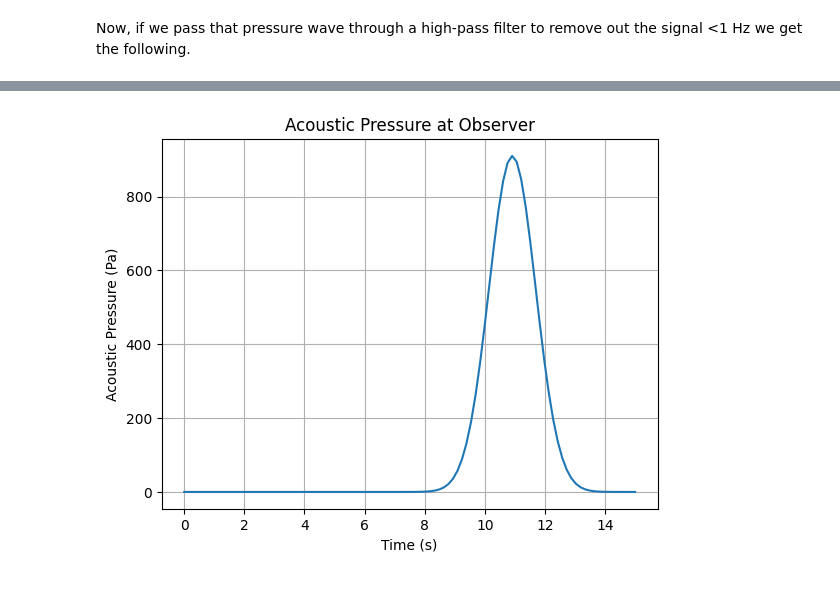
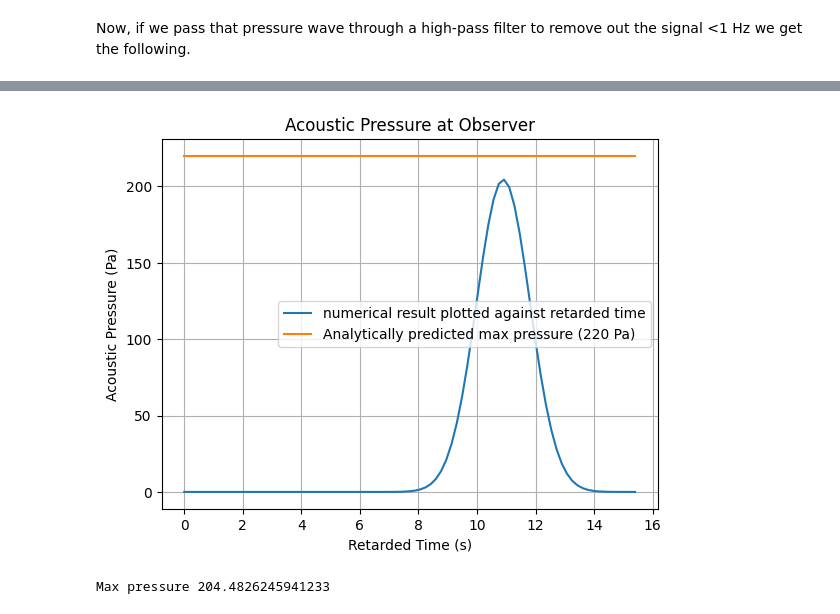
Before and after one commit to paxtonsc/volcano-sims, a Jupyter notebook: notebooks/2025.05.12.experiments.ipynb, the cells around one changed output, grey strips where cells are left out. Saved outputs shown, nothing was run; the diff lists cells and outputs as text; code cells hidden in the pictures.

```diff
--- a/notebooks/2025.05.12.experiments.ipynb
+++ b/notebooks/2025.05.12.experiments.ipynb
@@ -507,7 +499,7 @@ dvdx = np.diff(v_foldy, axis=2) / dx
 # %%
 import matplotlib
 
-time_idx = 50
+time_idx = 30
 fig, ax = plt.subplots(2,2,figsize=(8.5,9))
 
 global_clims = (-5, 5)
@@ -599,8 +612,8 @@ for i, t_ind in enumerate(t_indices):
   cb = fig.colorbar(cf, label=r"$\partial_i \partial_j (\rho u_i u_j)$ (MPa / m${}^2$)",
                     # format=matplotlib.ticker.FormatStrFormatter('%.3e')
                     )
-  ax[0,i].set_xlim(0, 390)
-  ax[0,i].set_ylim(-100, 490)
+  ax[0,i].set_xlim(0, 490)
+  ax[0,i].set_ylim(-100, 990)
   #ax[0,i].set_aspect('equal')
   ax[0,i].set_xlabel("$r$ (m)")
   ax[0,i].set_ylabel("$z$ (m)")
@@ -626,8 +639,8 @@ for i, t_ind in enumerate(t_indices):
   cb = fig.colorbar(cf, label=r"$\nabla^2 (p - c_0^2 \rho)$ (MPa / m${}^2$)",
                     # format=matplotlib.ticker.FormatStrFormatter('%.3e')
                     )
-  ax[1,i].set_xlim(0, 390)
-  ax[1,i].set_ylim(-100, 490)
+  ax[1,i].set_xlim(0, 490)
+  ax[1,i].set_ylim(-100, 990)
   #ax[1,i].set_aspect('equal')
   ax[1,i].set_xlabel("$r$ (m)")
   ax[1,i].set_ylabel("$z$ (m)")
@@ -813,8 +873,12 @@ np.float64(278.9081861632902)
 # %%
-n = 100  # Length of the vector
+n = len(t_range)  # Length of the vector
 mu = n // 4  # Center of the pulse is 1/4 through the time series
 sigma = 5  # Standard deviation (controls pulse width)
 
+nx = len(int_x[0])
+ny = len(int_y[:,0])
+
+print(f"nx {nx} and ny {ny}")
 # Create index array
 x = np.arange(n)
 
@@ -825,21 +889,21 @@ source_gaussian = np.zeros(dijTij_inertial.shape)
 
 nan_mask = np.isnan(dijTij_inertial)
 
-for i in range(len(X)):
-    for j in range(len(Y)):
-        if Y[j] > 0 and Y[j] < 200 and X[i] < 100:
+for i in range(nx):
+    for j in range(ny):
+        if int_y[j, 0] > 0 and int_y[j,0] < 200 and int_x[0,i] < 100:
             source_gaussian[:, j, i] = pulse
 
 source_gaussian[nan_mask] = np.nan
 
-clims = [-0.1, 1]
+clims = [-1, 1]
 
 fig, ax = plt.subplots()
 
-img = ax.imshow(source_gaussian[0], cmap='viridis', aspect='auto', vmin=clims[0], vmax=clims[1], extent=[X[0], X[-1], Y[-1], Y[0]])
+img = ax.imshow(source_gaussian[0], cmap=matplotlib.cm.PiYG, aspect='auto', vmin=clims[0], vmax=clims[1], extent=[int_x[0,0], int_x[0,-1], int_y[-1,0], int_y[0, 0]])
 plt.gca().invert_yaxis()
 plt.colorbar(img)
-ax.set_title('Gaussian Pulse')
+ax.set_title('Uniform Gaussian Pulse')
 ax.set_xlabel('radius (m)')
 ax.set_ylabel('height (m)')
 
@@ -850,7 +914,7 @@ def update(i):
     return [img]
 
 # Create animation
-ani = FuncAnimation(fig, update, frames=np.arange(100),
+ani = FuncAnimation(fig, update, frames=np.arange(len(t_range)),
                     interval=50, blit=True)
 
 display(HTML(ani.to_html5_video()))
@@ -901,9 +925,9 @@ def calculate_pressure_as_volume_integral(X, Y, Z, file_index_list, x_obs, point
 # %%
-X = np.linspace(-100, 100, 20)
+X = np.linspace(-200, 100, 20)
 Y = np.linspace(0, 200, 20)
 Z = np.linspace(-100, 100, 20)
 
 points = (t_range, int_y[:,0], int_x[0])
 
-p_t = calculate_pressure_as_volume_integral(X, Y, Z, file_index_list, x_obs, points, source_gaussian, t_range)
+pressure = calculate_pressure_as_volume_integral(X, Y, Z, file_index_list, x_obs, points, source_gaussian, t_range, int_x[0][-1])
 # %% [output]
@@ -944,13 +947,21 @@ r average: 2286.487478733302
 # %%
+r_avg = 2300 #m
+retarded_time = t_range - r_avg/c0
+
 # Plot acoustic pressure
-plt.plot(t_range, p_t)
-plt.xlabel('Time (s)')
+plt.plot(t_range, pressure, label="numerical result plotted against retarded time")
+plt.plot(t_range, np.ones(t_range.shape)*220, label="Analytically predicted max pressure (220 Pa)")
+plt.xlabel('Retarded Time (s)')
 plt.ylabel('Acoustic Pressure (Pa)')
 plt.title('Acoustic Pressure at Observer')
 plt.grid(True)
+plt.legend()
 plt.show()
+
+print(f"Max pressure {max(pressure)}")
 # %% [output]
-[figure, old version]
+[figure, new version]
+Max pressure 204.4826245941233
 # %% [markdown]
 ## 5.4 Numerical solution as a surface integral rather than a volume integral
 
```
Also changed, not shown: parts of 27 cells of this notebook, 1 other file.
